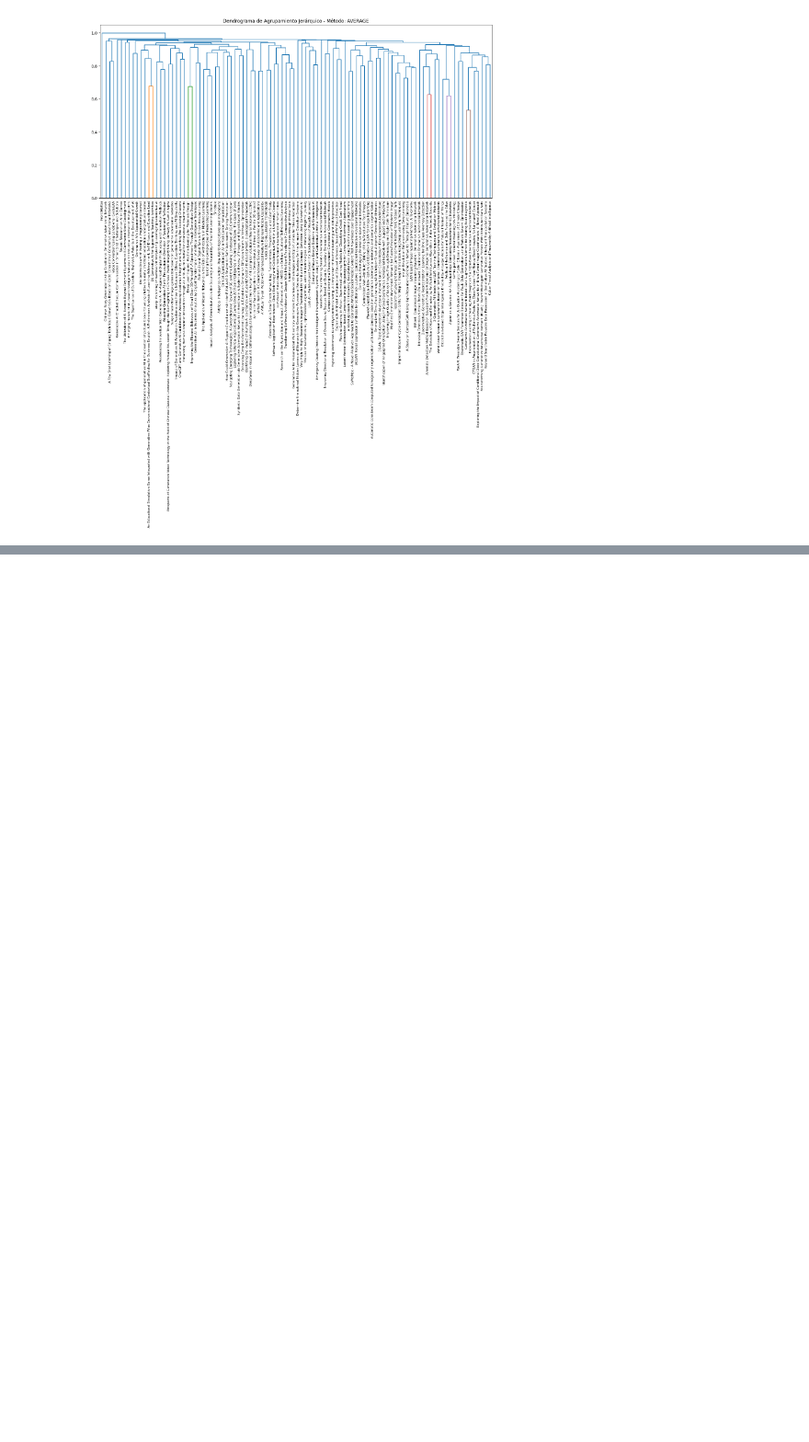
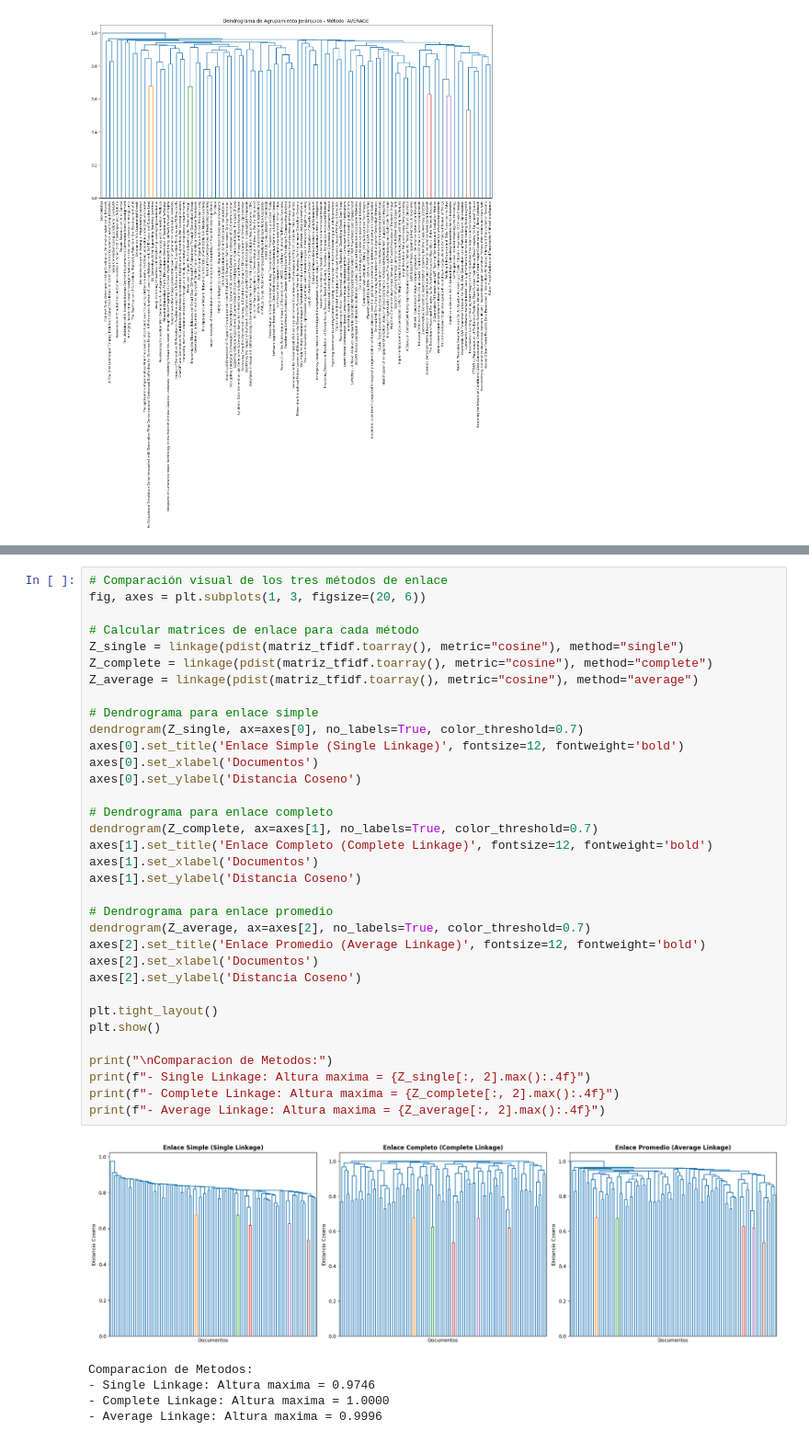
Before and after one commit to BrandonBrandon-alt/proyectoAnalisisAlgoritmos, a Jupyter notebook: proyecto/requerimiento4/Requerimiento4.ipynb, the cells around one changed output, grey strips where cells are left out. Shown at 92% size. Saved outputs shown, nothing was run; the diff lists cells and outputs as text; blank space fills up the shorter version.

```diff
--- a/proyecto/requerimiento4/Requerimiento4.ipynb
+++ b/proyecto/requerimiento4/Requerimiento4.ipynb
@@ -600,0 +450,40 @@ axes[2].set_title('Enlace Promedio')
+# %%
+# Comparación visual de los tres métodos de enlace
+fig, axes = plt.subplots(1, 3, figsize=(20, 6))
+
+# Calcular matrices de enlace para cada método
+Z_single = linkage(pdist(matriz_tfidf.toarray(), metric="cosine"), method="single")
+Z_complete = linkage(pdist(matriz_tfidf.toarray(), metric="cosine"), method="complete")
+Z_average = linkage(pdist(matriz_tfidf.toarray(), metric="cosine"), method="average")
+
+# Dendrograma para enlace simple
+dendrogram(Z_single, ax=axes[0], no_labels=True, color_threshold=0.7)
+axes[0].set_title('Enlace Simple (Single Linkage)', fontsize=12, fontweight='bold')
+axes[0].set_xlabel('Documentos')
+axes[0].set_ylabel('Distancia Coseno')
+
+# Dendrograma para enlace completo
+dendrogram(Z_complete, ax=axes[1], no_labels=True, color_threshold=0.7)
+axes[1].set_title('Enlace Completo (Complete Linkage)', fontsize=12, fontweight='bold')
+axes[1].set_xlabel('Documentos')
+axes[1].set_ylabel('Distancia Coseno')
+
+# Dendrograma para enlace promedio
+dendrogram(Z_average, ax=axes[2], no_labels=True, color_threshold=0.7)
+axes[2].set_title('Enlace Promedio (Average Linkage)', fontsize=12, fontweight='bold')
+axes[2].set_xlabel('Documentos')
+axes[2].set_ylabel('Distancia Coseno')
+
+plt.tight_layout()
+plt.show()
+
+print("\nComparacion de Metodos:")
+print(f"- Single Linkage: Altura maxima = {Z_single[:, 2].max():.4f}")
+print(f"- Complete Linkage: Altura maxima = {Z_complete[:, 2].max():.4f}")
+print(f"- Average Linkage: Altura maxima = {Z_average[:, 2].max():.4f}")
+# %% [output]
+[figure, added]
+Comparacion de Metodos:
+- Single Linkage: Altura maxima = 0.9746
+- Complete Linkage: Altura maxima = 1.0000
+- Average Linkage: Altura maxima = 0.9996
```
Also changed, not shown: parts of 25 cells of this notebook, 14 other files.
